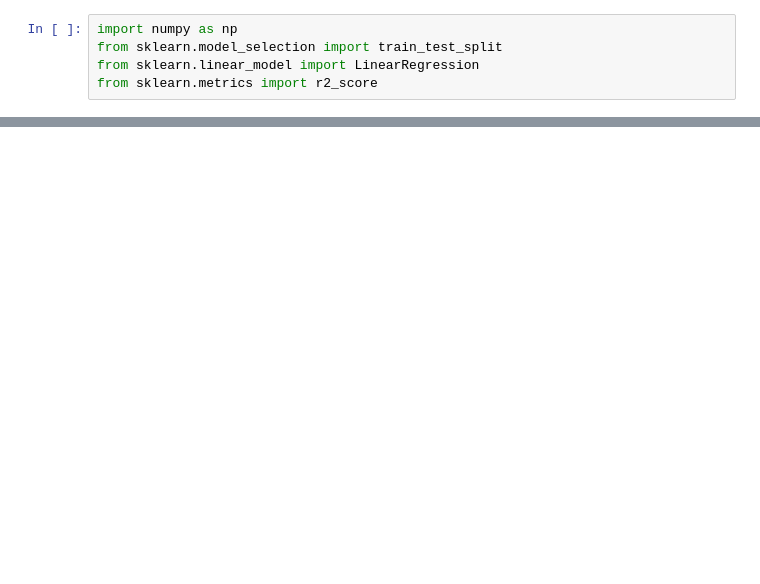
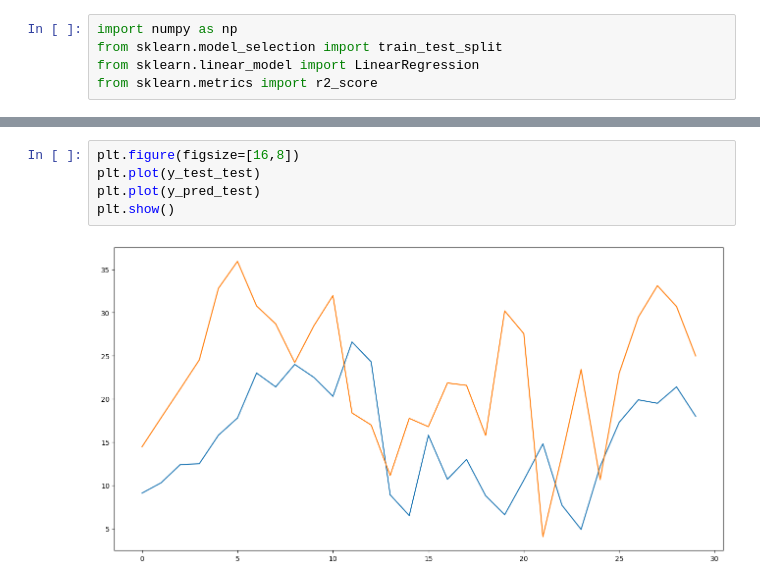
Before and after one commit to Bronek31/praca_inzynierska, a Jupyter notebook: aktualne/modele/statystyczne/regresja_liniowa.ipynb, the cells around one changed output, grey strips where cells are left out. Drawn from its saved outputs; the diff is of its cells as text; blank space fills up the shorter version.

```diff
--- a/aktualne/modele/statystyczne/regresja_liniowa.ipynb
+++ b/aktualne/modele/statystyczne/regresja_liniowa.ipynb
@@ -56,0 +104,7 @@ Procentowa zgodność: -20.94%
+# %%
+plt.figure(figsize=[16,8])
+plt.plot(y_test_test)
+plt.plot(y_pred_test)
+plt.show()
+# %% [output]
+[figure, added]
```
Also changed, not shown: parts of 8 cells of this notebook, 1 other file.
